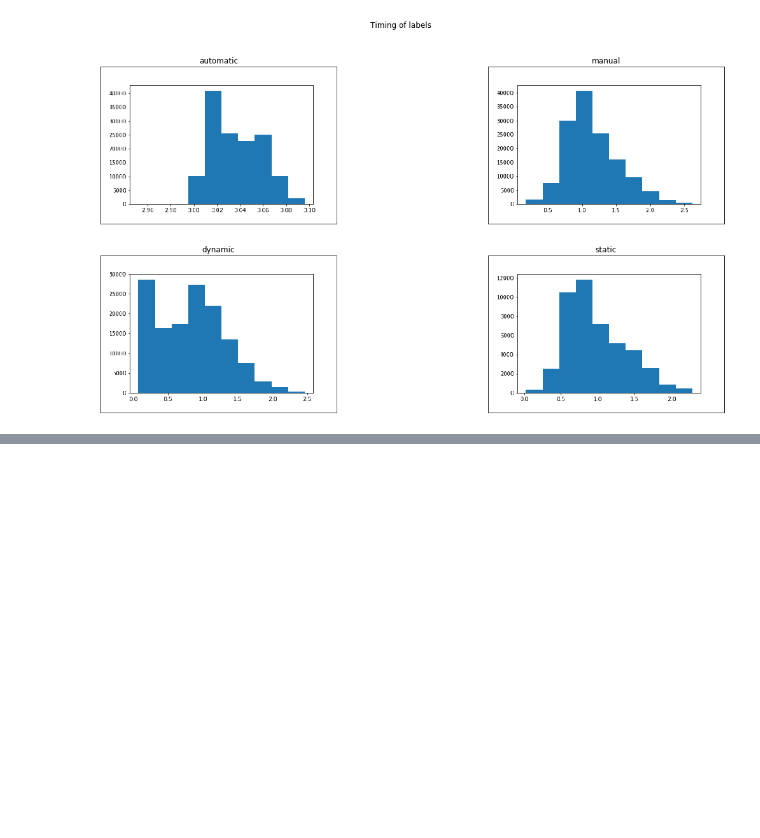
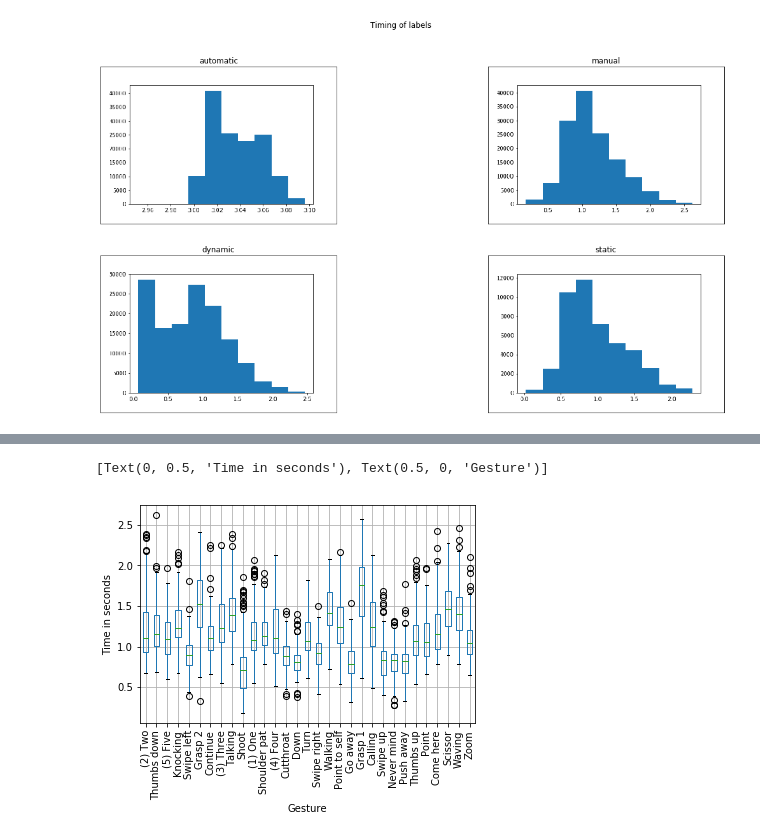
Before and after one commit to joergsimon/thesis, a Jupyter notebook: gesture-analysis/scripts/02 Timing of Gestures.ipynb, the cells around one changed output, grey strips where cells are left out. Drawn from its saved outputs; the diff is of its cells as text; code cells hidden in the pictures; blank space fills up the shorter version.

```diff
--- a/gesture-analysis/scripts/02 Timing of Gestures.ipynb
+++ b/gesture-analysis/scripts/02 Timing of Gestures.ipynb
@@ -308,0 +333,6 @@ plt.show()
+# %%
+series = []
+for key, val in timings.items():
+    s = pd.Series(val, name=key)
+    series.append(s)
+df = pd.concat(series, axis=1)
@@ -308,0 +341,6 @@ plt.show()
+# %%
+ax = df.boxplot(rot=90)
+ax.set(xlabel='Gesture', ylabel='Time in seconds')
+# %% [output]
+[Text(0, 0.5, 'Time in seconds'), Text(0.5, 0, 'Gesture')]
+[figure, added]
```
Also changed, not shown: parts of 9 cells of this notebook, 14 other files.
